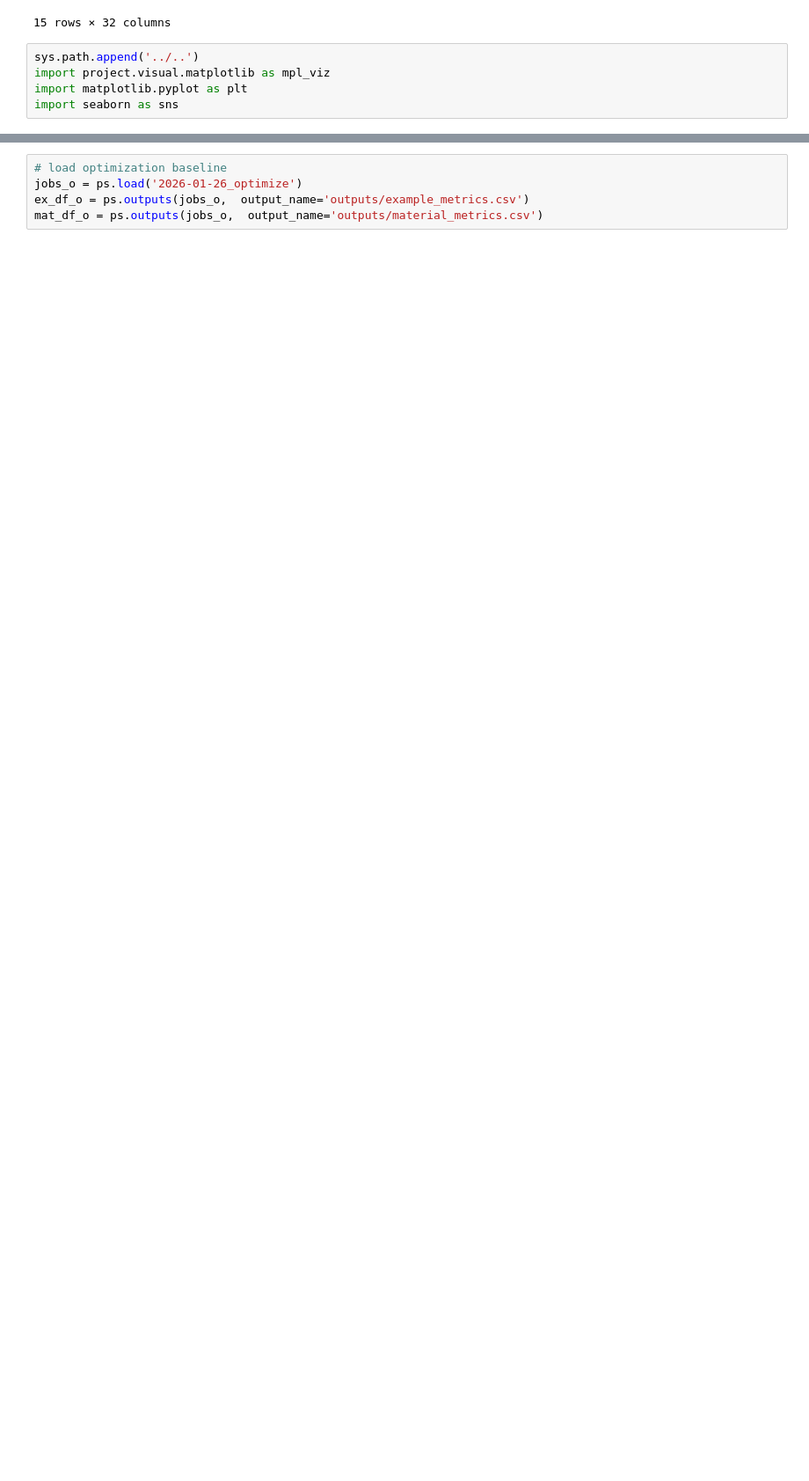
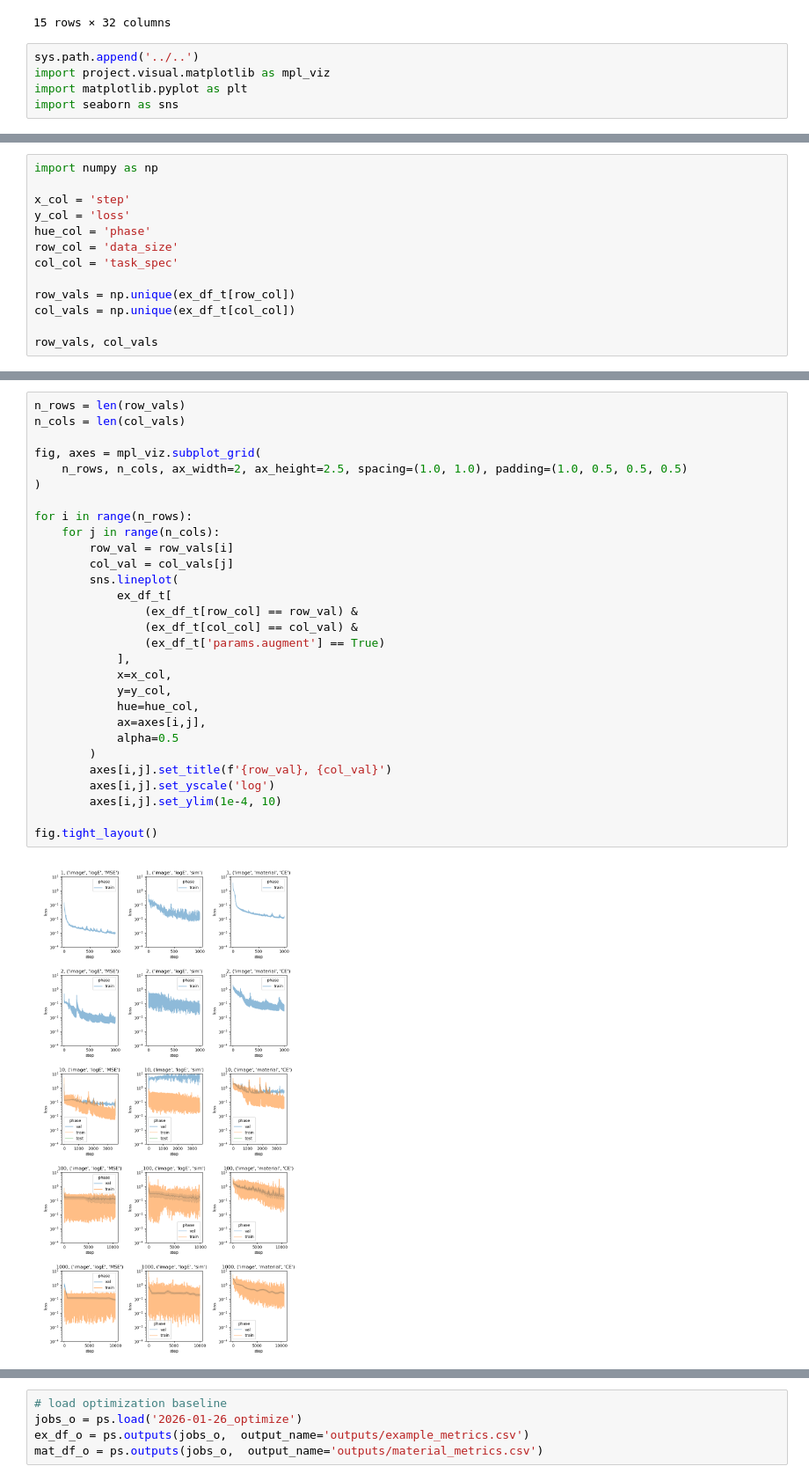
Before and after one commit to mattragoza/lung-project, a Jupyter notebook: notebooks/shapenet/32-training-experiment-new.ipynb, the cells around one changed output, grey strips where cells are left out. Shown at 88% size. Drawn from its saved outputs; the diff is of its cells as text; blank space fills up the shorter version.

```diff
--- a/notebooks/shapenet/32-training-experiment-new.ipynb
+++ b/notebooks/shapenet/32-training-experiment-new.ipynb
@@ -514,0 +575,13 @@ fig.tight_layout()
+# %%
+import numpy as np
+
+x_col = 'step'
+y_col = 'loss'
+hue_col = 'phase'
+row_col = 'data_size'
+col_col = 'task_spec'
+
+row_vals = np.unique(ex_df_t[row_col])
+col_vals = np.unique(ex_df_t[col_col])
+
+row_vals, col_vals
@@ -514,0 +592,31 @@ fig.tight_layout()
+# %%
+n_rows = len(row_vals)
+n_cols = len(col_vals)
+
+fig, axes = mpl_viz.subplot_grid(
+    n_rows, n_cols, ax_width=2, ax_height=2.5, spacing=(1.0, 1.0), padding=(1.0, 0.5, 0.5, 0.5)
+)
+
+for i in range(n_rows):
+    for j in range(n_cols):
+        row_val = row_vals[i]
+        col_val = col_vals[j]
+        sns.lineplot(
+            ex_df_t[
+                (ex_df_t[row_col] == row_val) &
+                (ex_df_t[col_col] == col_val) &
+                (ex_df_t['params.augment'] == True)
+            ],
+            x=x_col,
+            y=y_col,
+            hue=hue_col,
+            ax=axes[i,j],
+            alpha=0.5
+        )
+        axes[i,j].set_title(f'{row_val}, {col_val}')
+        axes[i,j].set_yscale('log')
+        axes[i,j].set_ylim(1e-4, 10)
+
+fig.tight_layout()
+# %% [output]
+[figure, added]
```
Also changed, not shown: parts of 20 cells of this notebook, 2 other files.
